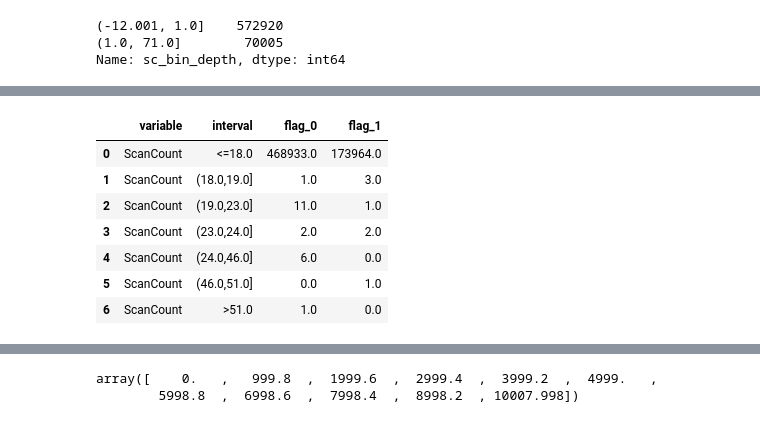
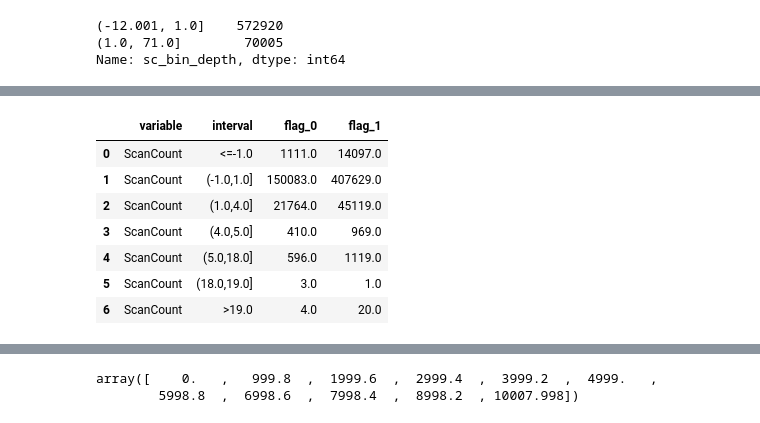
Before and after one commit to learning-yz/dataprocessing, a Jupyter notebook: numericalColumnProcess.ipynb, the cells around one changed output, grey strips where cells are left out. Saved outputs shown, nothing was run; the diff lists cells and outputs as text; code cells hidden in the pictures.

```diff
--- a/numericalColumnProcess.ipynb
+++ b/numericalColumnProcess.ipynb
@@ -350,11 +151,0 @@ pct_merge = PctNumericalVarMerge(dat4, 'ScanCount', 'Label', bins=7)
-# %%
-pct_merge # 这个显然不合适
-# %% [output]
-|  | variable | interval | flag_0 | flag_1 |
-| 0 | ScanCount | <=18.0 | 468933.0 | 173964.0 |
-| 1 | ScanCount | (18.0,19.0] | 1.0 | 3.0 |
-| 2 | ScanCount | (19.0,23.0] | 11.0 | 1.0 |
-| 3 | ScanCount | (23.0,24.0] | 2.0 | 2.0 |
-| 4 | ScanCount | (24.0,46.0] | 6.0 | 0.0 |
-| 5 | ScanCount | (46.0,51.0] | 0.0 | 1.0 |
-| 6 | ScanCount | >51.0 | 1.0 | 0.0 |
@@ -472,2 +152,12 @@ def IVNumericalVarMerge(df, variable, flag, bins=10, sample=None, varInterval=Fa
 # %%
-iv_merge = IVNumericalVarMerge(dat4, 'ScanCount', 'Label', bins=7)
+# 采用IV分割
+varMergeByIVSplit(dat4, 'ScanCount', 'Label', bins=7)
+# %% [output]
+|  | variable | interval | flag_0 | flag_1 |
+| 0 | ScanCount | <=-1.0 | 1111.0 | 14097.0 |
+| 1 | ScanCount | (-1.0,1.0] | 150083.0 | 407629.0 |
+| 2 | ScanCount | (1.0,4.0] | 21764.0 | 45119.0 |
+| 3 | ScanCount | (4.0,5.0] | 410.0 | 969.0 |
+| 4 | ScanCount | (5.0,18.0] | 596.0 | 1119.0 |
+| 5 | ScanCount | (18.0,19.0] | 3.0 | 1.0 |
+| 6 | ScanCount | >19.0 | 4.0 | 20.0 |
```
Also changed, not shown: parts of 27 cells of this notebook, 4 other files.
